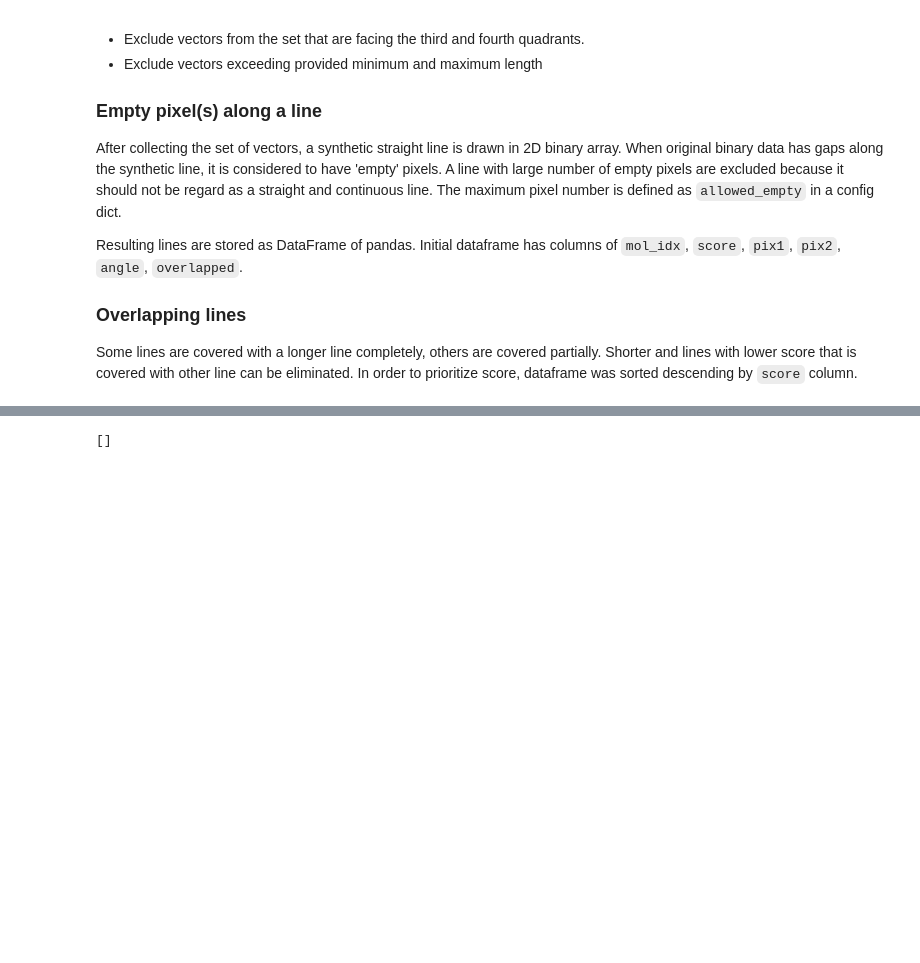
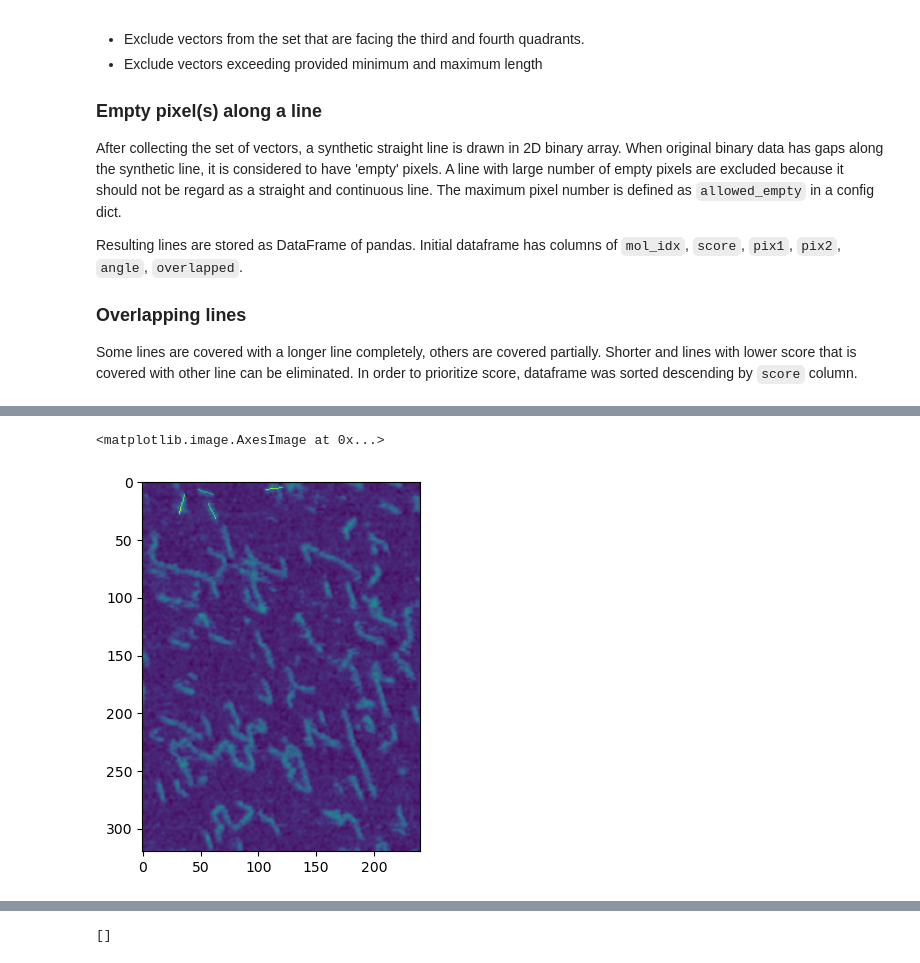
Before and after one commit to iobataya/line_detection, a Jupyter notebook: Find_linear_part_notebook.ipynb, the cells around one changed output, grey strips where cells are left out. Cells and saved outputs as stored; diff of their text form; code cells hidden in the pictures; blank space fills up the shorter version.

```diff
--- a/Find_linear_part_notebook.ipynb
+++ b/Find_linear_part_notebook.ipynb
@@ -243,0 +304,6 @@ ld.score_df.loc[(ld.score_df["norm_score"]>3.5) & (ld.score_df["angle"]<80)].sor
+# %%
+overlaid = ld.overlay_lines(num_lines=1, factor=1.5)
+plt.imshow(overlaid)
+# %% [output]
+<matplotlib.image.AxesImage at 0x...>
+[figure, added]
```
Also changed, not shown: parts of 25 cells of this notebook, 3 other files.
